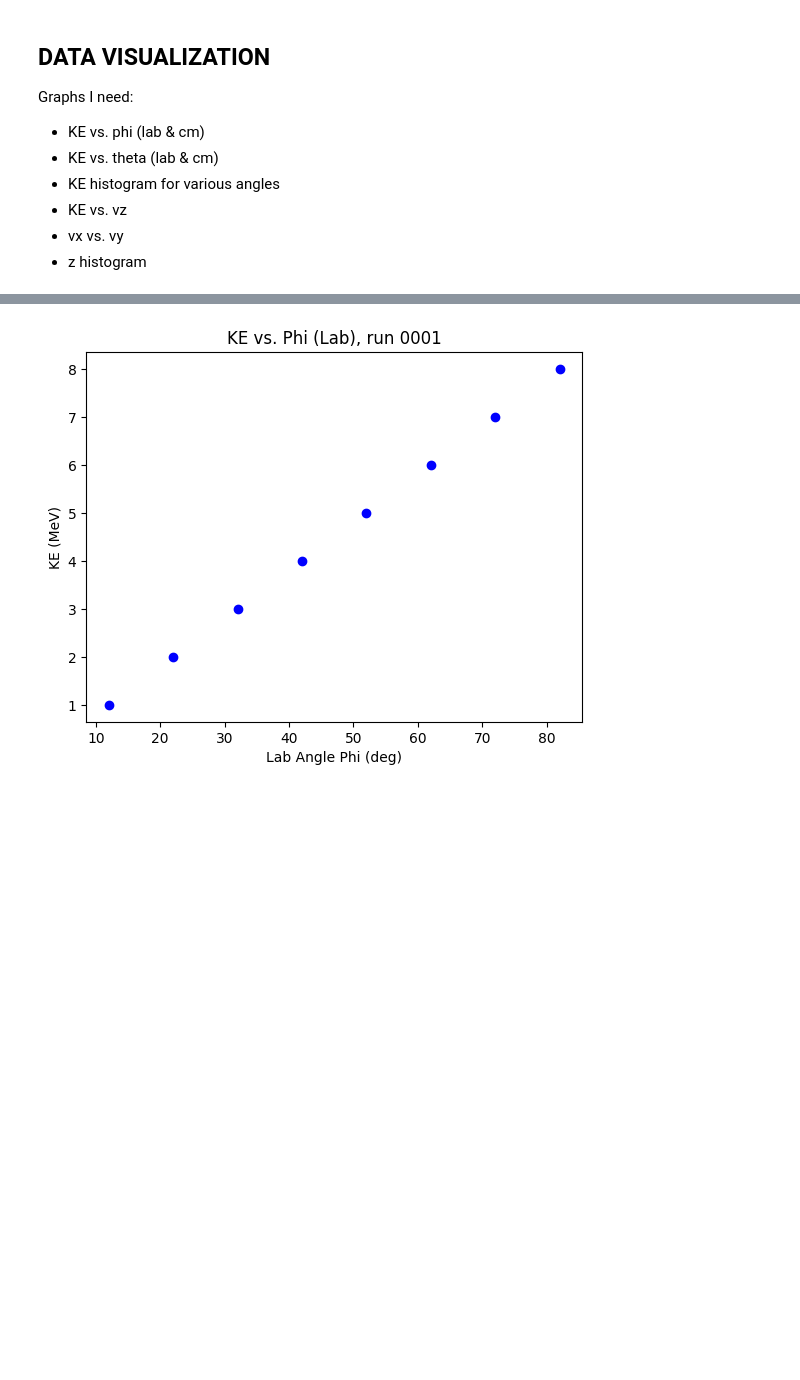
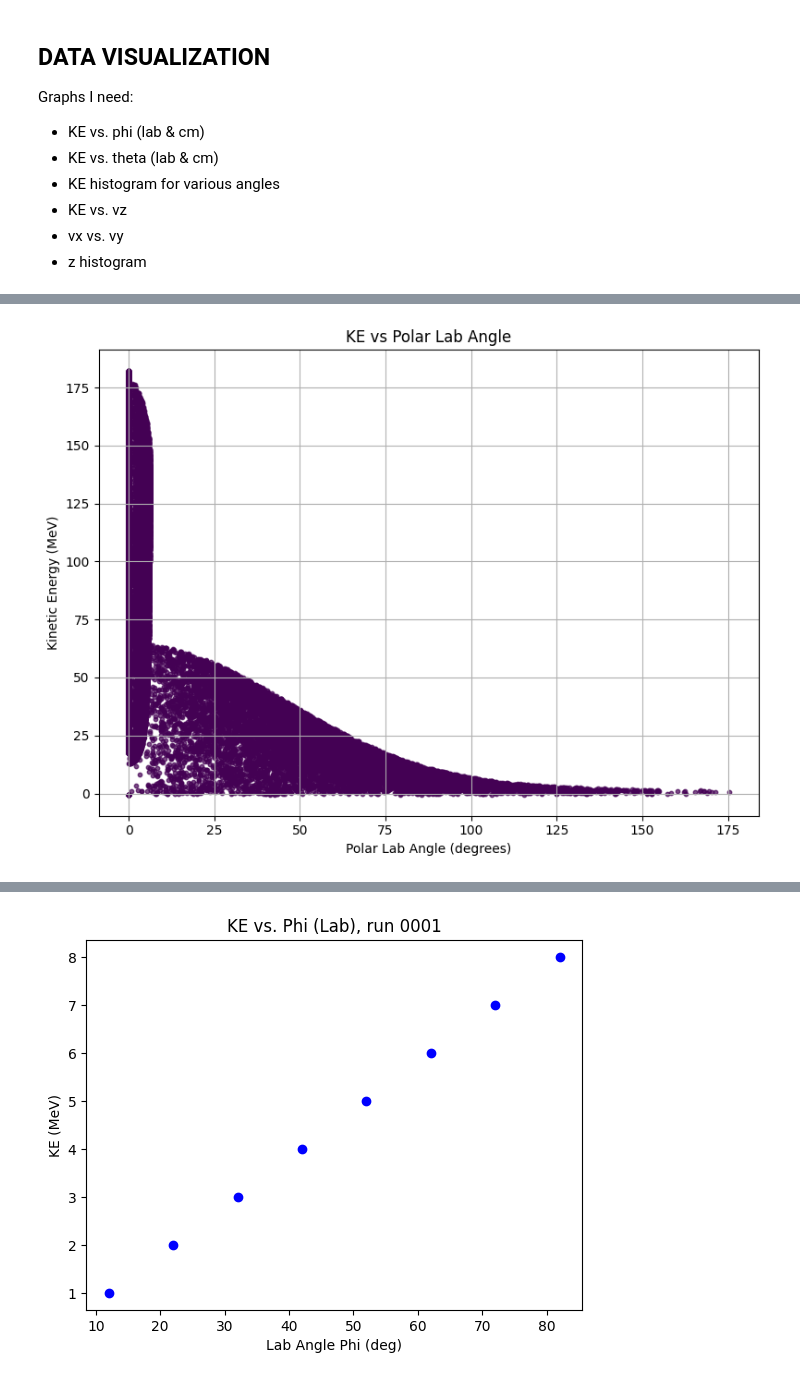
Before and after one commit to avdavis20/13Be_simulations, a Jupyter notebook: notebooks/graph_results.ipynb, the cells around one changed output, grey strips where cells are left out. Cells and saved outputs as stored; diff of their text form; code cells hidden in the pictures; blank space fills up the shorter version.

Commit message:
Reorganized things, created graphs, added debug print flags. All programs are functioning, and I plan to add the detection test masks to my python notebooks after this commit goes through.

```diff
--- a/notebooks/graph_results.ipynb
+++ b/notebooks/graph_results.ipynb
@@ -18,0 +115,12 @@ import sys
+# %%
+# Plot 1: KE vs Polar Lab Angle
+plt.figure(figsize=(8, 6))
+plt.scatter(polar_lab_angles, event_KEs, color=colors[0], alpha=0.7, s=10)
+plt.xlabel('Polar Lab Angle (degrees)')
+plt.ylabel('Kinetic Energy (MeV)')
+plt.title('KE vs Polar Lab Angle')
+plt.grid(True)
+plt.tight_layout()
+plt.show()
+# %% [output]
+[figure, added]
```
Also changed, not shown: parts of 10 cells of this notebook, 16 other files.
